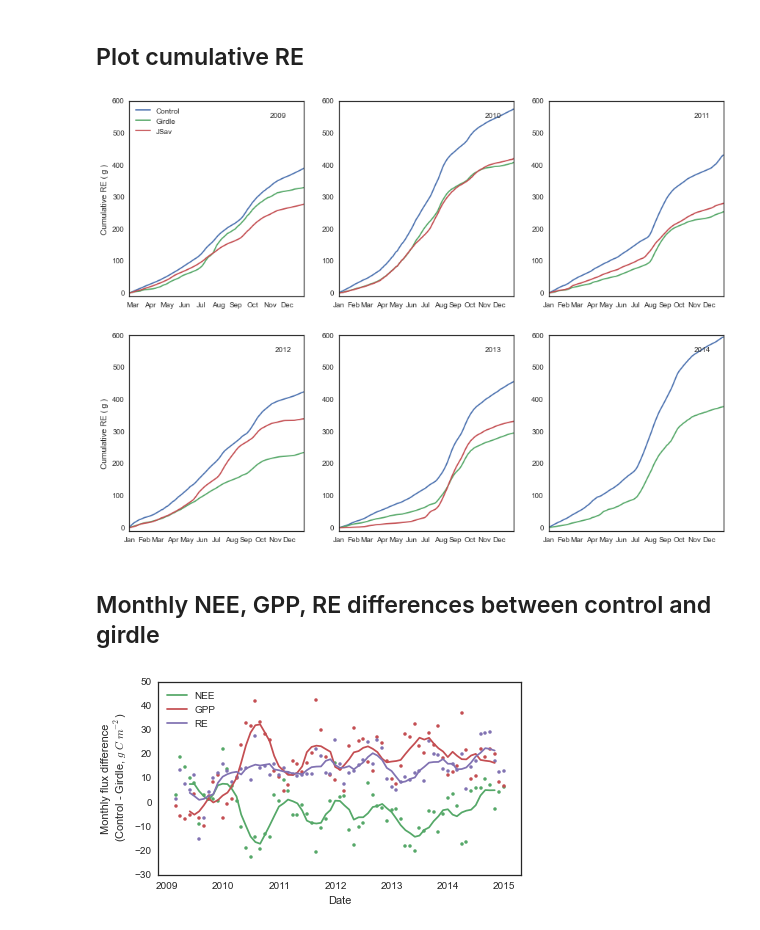
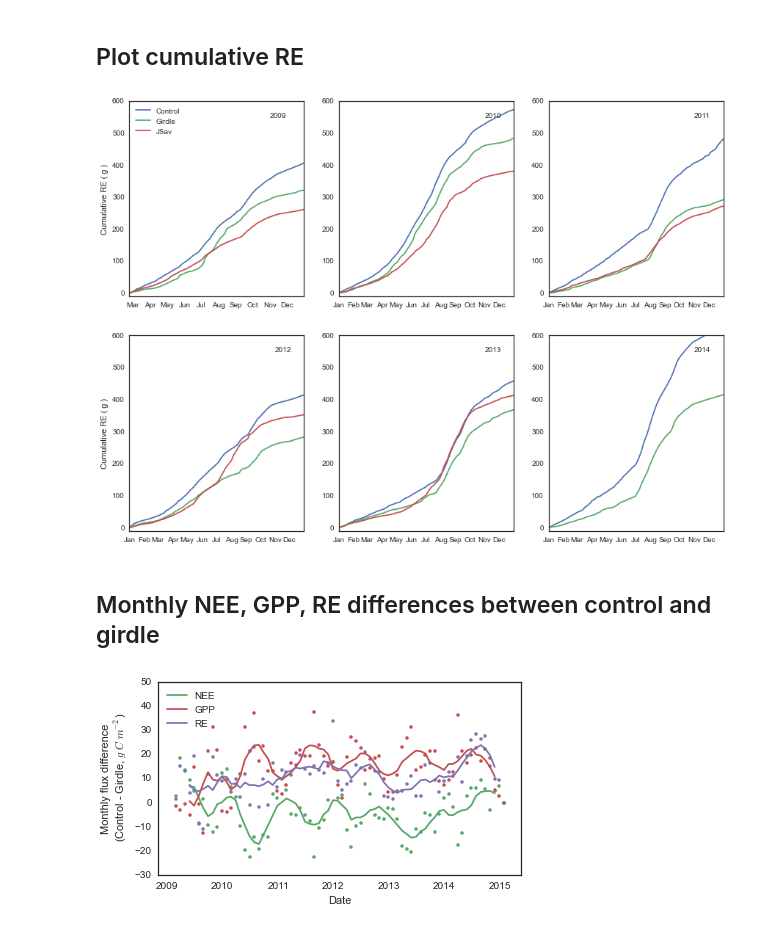
Before and after one commit to gremau/NMEG_miscellany, a Jupyter notebook: pj_sites_Fc_comparison.ipynb, the cells around one changed output. Saved outputs shown, nothing was run; the diff lists cells and outputs as text; code cells hidden in the pictures.

```diff
--- a/pj_sites_Fc_comparison.ipynb
+++ b/pj_sites_Fc_comparison.ipynb
@@ -99,9 +101,9 @@ Slope: 1.04307492588  Intercept: -0.227320029345
 # %% [markdown]
 ## Calculate ET and create daily data for each site
 # %%
-pjg_d = tr.resample_aflx( pjg )
-pjc_d = tr.resample_aflx( pjc, c_fluxes=[ 'GPP', 'RE', 'FC', 'FC_cor' ] )
-jsav_d = tr.resample_aflx( jsav )
+pjg_d = tr.resample_30min_aflx( pjg )
+pjc_d = tr.resample_30min_aflx( pjc, c_fluxes=[ 'GPP', 'RECO', 'FC_F', 'FC_cor' ] )
+jsav_d = tr.resample_30min_aflx( jsav )
 
 pjc_d.YEAR = pjc_d.index.year;
 pjg_d.YEAR = pjg_d.index.year;
@@ -141,25 +143,2 @@ plt.show()
 # %% [markdown]
 ## Compare girdle and control
-# %%
-def plot_xy_year( yr, ax, var ):
-    pjc_sub = pjc_d[ pjc_d.index.year == yr ]
-    pjg_sub = pjg_d[ pjg_d.index.year == yr ]
-    #jsav_sub = jsav_d[ jsav_d.index.year == yr ]
-
-    ax.scatter( pjc_sub[ var ] , pjg_sub[ var ], marker='o' )
-    ax.plot( ( -15, 15 ),( -15, 15 ), ls=':', color='black' )
-    plt.ylim([-3, 3])
-    plt.xlim([-3, 3])
-    plt.text( -2.5, 2.5, str( yr ))
-
-fig2 = plt.figure( figsize=( 12.5, 10.5 ), dpi=100, facecolor='w', edgecolor='k' )
-for i, figyr in enumerate( range( start, end + 1 ) ):
-    ax1 = fig2.add_subplot( 2, 3, i + 1 )
-    plot_xy_year( figyr, ax1, 'FC_g_int' )
-    if i==0 or i==3:
-        #plt.legend( ['Control', 'Girdle', 'JSav'], loc='upper left' )
-        plt.ylabel( 'Girdle')
-    elif i==1:
-        plt.title(' Cumulative daily NEE' )
-    elif i==4:
-        plt.xlabel( 'Control')
@@ -169,7 +182,7 @@ for i, figyr in enumerate( range( start, end + 1 ) ):
 ## Plot cumulative NEE
 # %%
 fig3 = plt.figure( figsize=( 12.5, 6.5 ), dpi=100, facecolor='w', edgecolor='k' )
-var = 'FC_g_int'
+var = 'FC_F_g_int'
 plt.plot( pjc_d.index, pjc_d[ var ].cumsum())
 plt.plot( pjc_d.index, pjc_d[ 'FC_cor_g_int' ].cumsum())
 plt.plot( pjg_d.index, pjg_d[ var ].cumsum())
@@ -199,7 +212,7 @@ def plot_cumsum_year( yr, ax, var, annoty=75 ):
 fig3p5 = plt.figure( figsize=( 14.5, 10.5 ), dpi=100, facecolor='w', edgecolor='k' )
 for i, figyr in enumerate( range( start, end + 1 ) ):
     ax1 = fig3p5.add_subplot( 2, 3, i + 1 )
-    plot_cumsum_year( figyr, ax1, 'FC_g_int' )
+    plot_cumsum_year( figyr, ax1, 'FC_F_g_int' )
     plt.ylim([ -270, 100])
     if i==0:
         plt.legend( ['Control', 'Girdle', 'JSav'], loc='upper left' )
@@ -228,27 +241,27 @@ for i, figyr in enumerate( range( start, end + 1 ) ):
 # %%
 fig5 = plt.figure( figsize=( 14.5, 10.5 ), dpi=100, facecolor='w', edgecolor='k' )
 for i, figyr in enumerate( range( start, end + 1 ) ):
     ax1 = fig5.add_subplot( 2, 3, i + 1 )
-    plot_cumsum_year( figyr, ax1, 'RE_g_int', annoty=550 )
+    plot_cumsum_year( figyr, ax1, 'RECO_g_int', annoty=550 )
     plt.ylim([ -10, 600])
     if i==0:
         plt.legend( ['Control', 'Girdle', 'JSav'], loc='upper left' )
         plt.ylabel( 'Cumulative RE ( g )')
     elif i==3:
         plt.ylabel( 'Cumulative RE ( g )')
 # %% [output]
-[figure, old version]
+[figure, new version]
 # %% [markdown]
 ## Monthly NEE, GPP, RE differences between control and girdle
 # %%
 # First make monthly datasets
-pjg_m = tr.resample_aflx( pjg, freq='1M' )
-pjc_m = tr.resample_aflx( pjc, freq='1M', c_fluxes=[ 'GPP', 'RE', 'FC', 'FC_cor' ] )
-jsav_m = tr.resample_aflx( jsav, freq='1M' )
+pjg_m = tr.resample_30min_aflx( pjg, freq='1M' )
+pjc_m = tr.resample_30min_aflx( pjc, freq='1M', c_fluxes=[ 'GPP', 'RECO', 'FC_F', 'FC_cor' ] )
+jsav_m = tr.resample_30min_aflx( jsav, freq='1M' )
 
-Fc_diff = pjc_m.FC_g_int - pjg_m.FC_g_int
+Fc_diff = pjc_m.FC_F_g_int - pjg_m.FC_F_g_int
 GPP_diff = pjc_m.GPP_g_int - pjg_m.GPP_g_int
-RE_diff = pjc_m.RE_g_int - pjg_m.RE_g_int
+RE_diff = pjc_m.RECO_g_int - pjg_m.RECO_g_int
 
 fig6 = plt.figure( figsize=( 6.5, 3.45 ), dpi=300, facecolor='w', edgecolor='k' )
 colors = sns.color_palette()
@@ -263,4 +276,4 @@ plt.ylabel( 'Monthly flux difference \n (Control - Girdle, $g\ C\ m^{-2}$)' )
 plt.legend( ['NEE', 'GPP', 'RE'], loc='upper left' )
 plt.savefig('pj_monthly_diff_fig.tiff', dpi=150)
 # %% [output]
-[figure, old version]
+[figure, new version]
```
Also changed, not shown: parts of 11 cells of this notebook.
